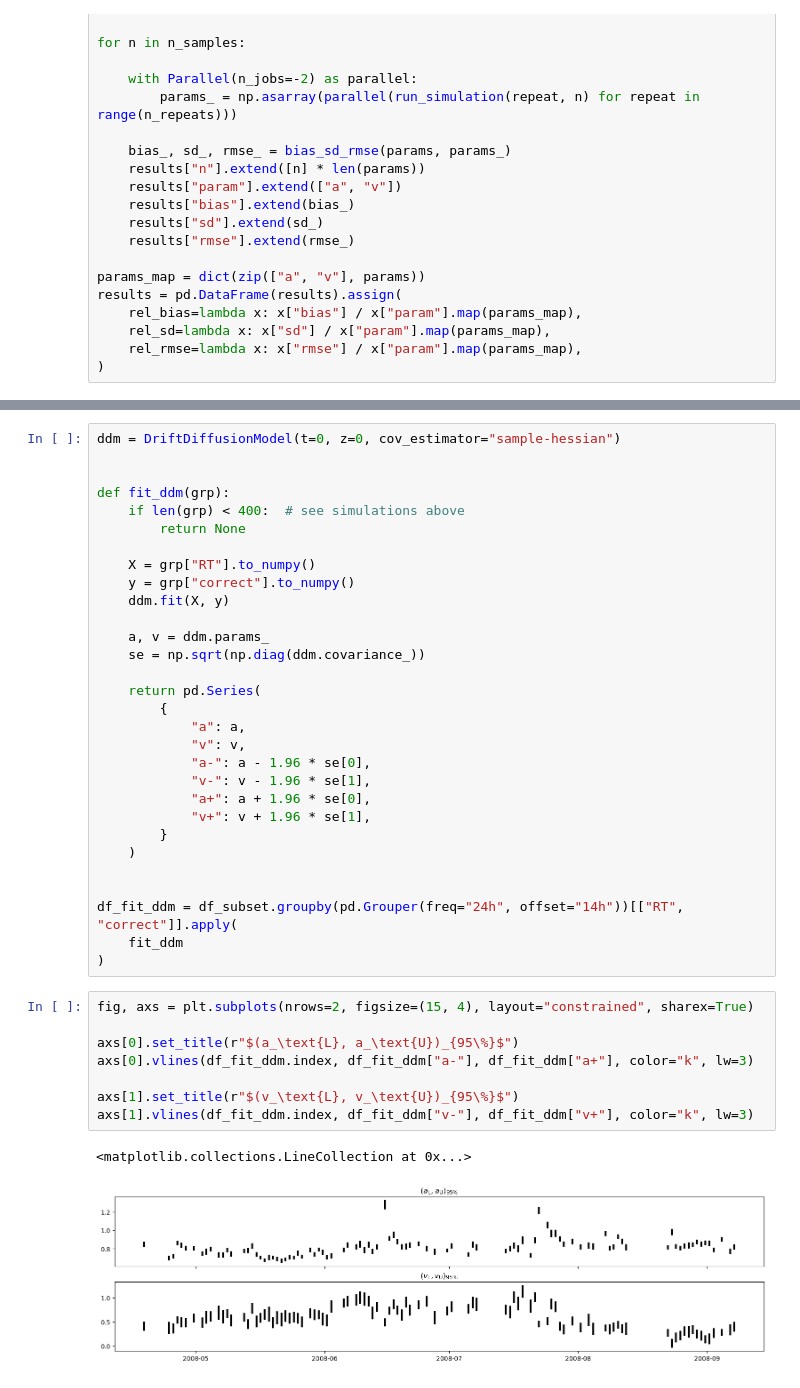
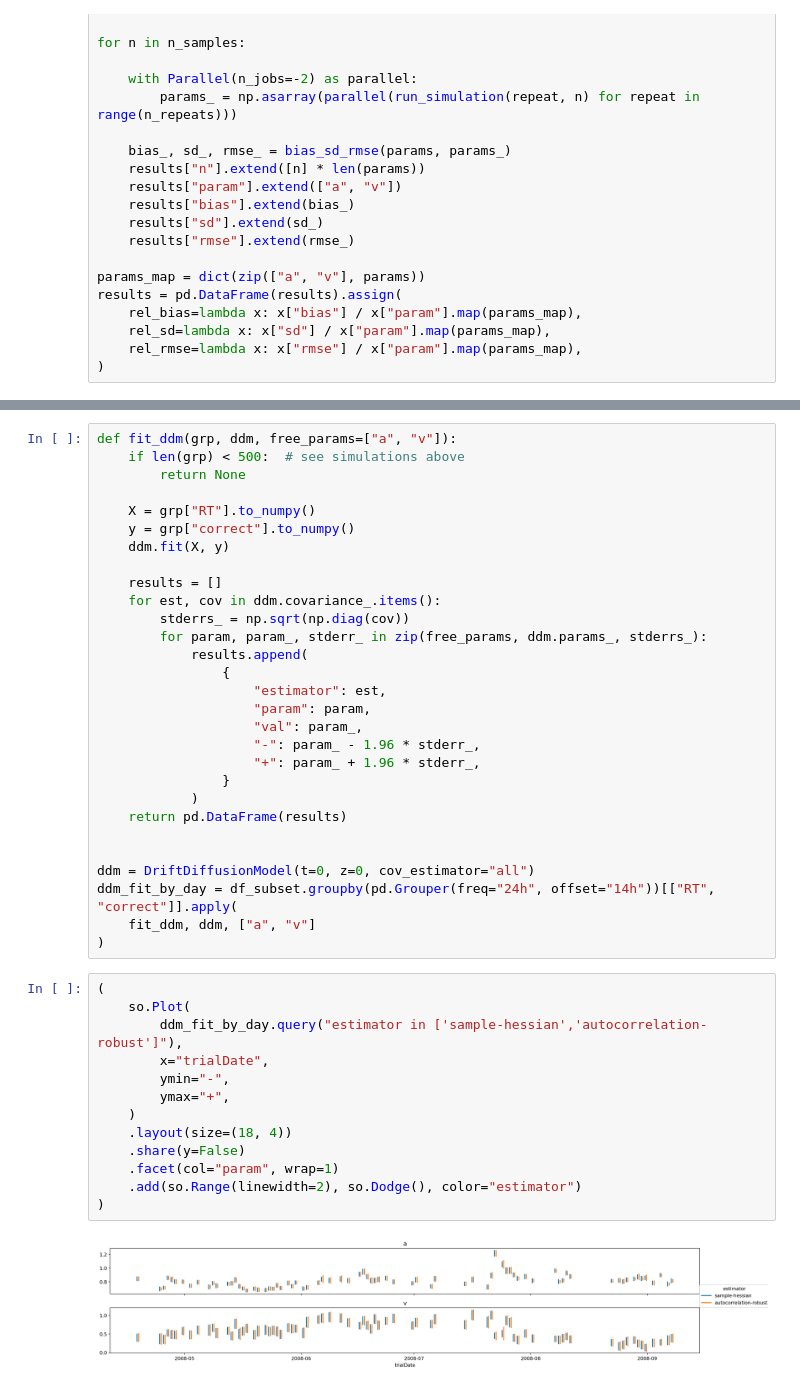
Before and after one commit to griegner/drift-diffusion, a Jupyter notebook: examples/03-reinagel-2013-dataset.ipynb, the cells around one changed output, grey strips where cells are left out. Saved outputs shown, nothing was run; the diff lists cells and outputs as text.

Commit message:
sync all changes and increase line length

```diff
--- a/examples/03-reinagel-2013-dataset.ipynb
+++ b/examples/03-reinagel-2013-dataset.ipynb
@@ -240,41 +234,44 @@ import seaborn.objects as so
 # %%
-ddm = DriftDiffusionModel(t=0, z=0, cov_estimator="sample-hessian")
-
-
-def fit_ddm(grp):
-    if len(grp) < 400:  # see simulations above
+def fit_ddm(grp, ddm, free_params=["a", "v"]):
+    if len(grp) < 500:  # see simulations above
         return None
 
     X = grp["RT"].to_numpy()
     y = grp["correct"].to_numpy()
     ddm.fit(X, y)
 
-    a, v = ddm.params_
-    se = np.sqrt(np.diag(ddm.covariance_))
-
-    return pd.Series(
-        {
-            "a": a,
-            "v": v,
-            "a-": a - 1.96 * se[0],
-            "v-": v - 1.96 * se[1],
-            "a+": a + 1.96 * se[0],
-            "v+": v + 1.96 * se[1],
-        }
-    )
+    results = []
+    for est, cov in ddm.covariance_.items():
+        stderrs_ = np.sqrt(np.diag(cov))
+        for param, param_, stderr_ in zip(free_params, ddm.params_, stderrs_):
+            results.append(
+                {
+                    "estimator": est,
+                    "param": param,
+                    "val": param_,
+                    "-": param_ - 1.96 * stderr_,
+                    "+": param_ + 1.96 * stderr_,
+                }
+            )
+    return pd.DataFrame(results)
 
 
-df_fit_ddm = df_subset.groupby(pd.Grouper(freq="24h", offset="14h"))[["RT", "correct"]].apply(
-    fit_ddm
+ddm = DriftDiffusionModel(t=0, z=0, cov_estimator="all")
+ddm_fit_by_day = df_subset.groupby(pd.Grouper(freq="24h", offset="14h"))[["RT", "correct"]].apply(
+    fit_ddm, ddm, ["a", "v"]
 )
-# %%
-fig, axs = plt.subplots(nrows=2, figsize=(15, 4), layout="constrained", sharex=True)
-
-axs[0].set_title(r"$(a_\text{L}, a_\text{U})_{95\%}$")
-axs[0].vlines(df_fit_ddm.index, df_fit_ddm["a-"], df_fit_ddm["a+"], color="k", lw=3)
-
-axs[1].set_title(r"$(v_\text{L}, v_\text{U})_{95\%}$")
-axs[1].vlines(df_fit_ddm.index, df_fit_ddm["v-"], df_fit_ddm["v+"], color="k", lw=3)
-# %% [output]
-<matplotlib.collections.LineCollection at 0x...>
-[figure, removed]
+# %%
+(
+    so.Plot(
+        ddm_fit_by_day.query("estimator in ['sample-hessian','autocorrelation-robust']"),
+        x="trialDate",
+        ymin="-",
+        ymax="+",
+    )
+    .layout(size=(18, 4))
+    .share(y=False)
+    .facet(col="param", wrap=1)
+    .add(so.Range(linewidth=2), so.Dodge(), color="estimator")
+)
+# %% [output]
+[figure, added]
```
Also changed, not shown: parts of 9 cells of this notebook, 4 other files.
